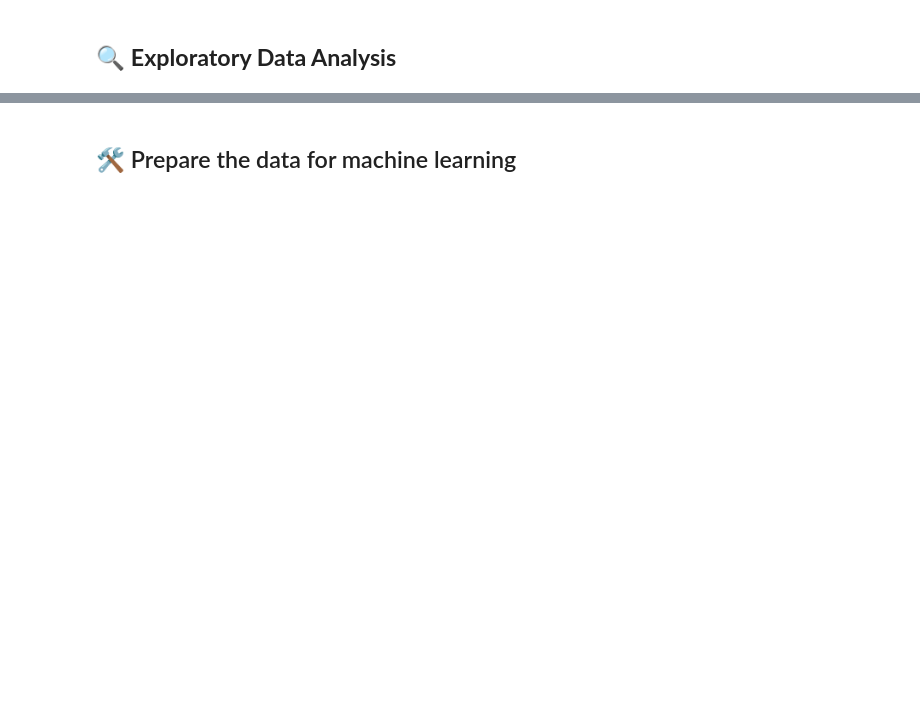
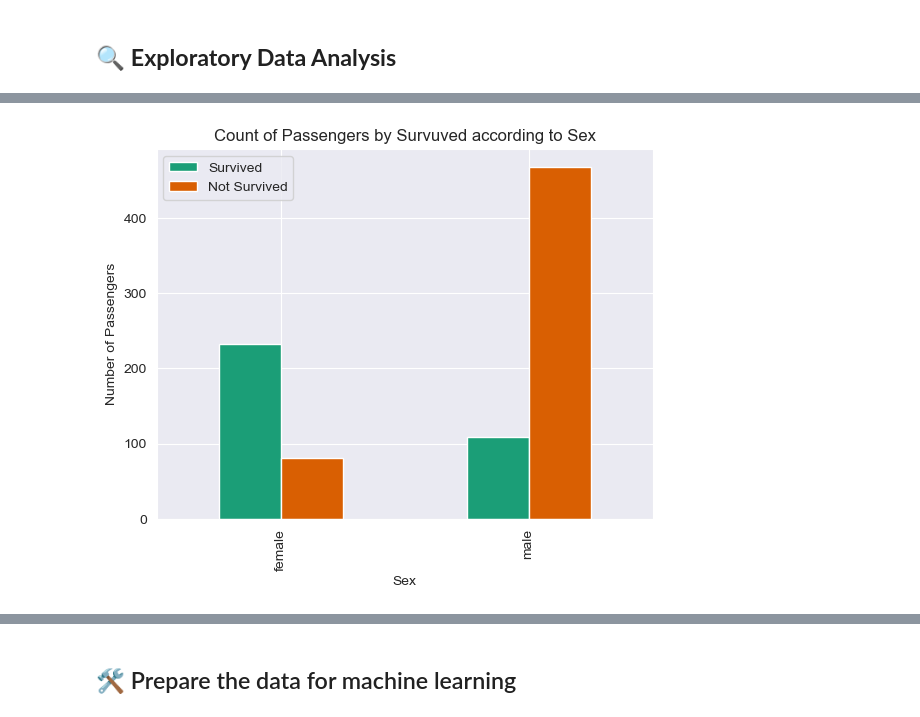
Before and after one commit to muyiwa-obadara/CODSOFT, a Jupyter notebook: titanic/titabic.ipynb, the cells around one changed output, grey strips where cells are left out. Cells and saved outputs as stored; diff of their text form; code cells hidden in the pictures; blank space fills up the shorter version.

```diff
--- a/titanic/titabic.ipynb
+++ b/titanic/titabic.ipynb
@@ -257,0 +117,7 @@ Majority of the passenger falls in the dock number "B", assuming the first alpha
+# %%
+ax = df[["Sex", "Survived", "Not Survived"]].groupby("Sex").sum().plot(kind="bar", color=sns.palettes.mpl_palette('Dark2'))
+ax.yaxis.set_label_text("Number of Passengers")
+ax.set_title("Count of Passengers by Survuved according to Sex")
+plt.show()
+# %% [output]
+[figure, added]
```
Also changed, not shown: parts of 72 cells of this notebook, 2 other files.
